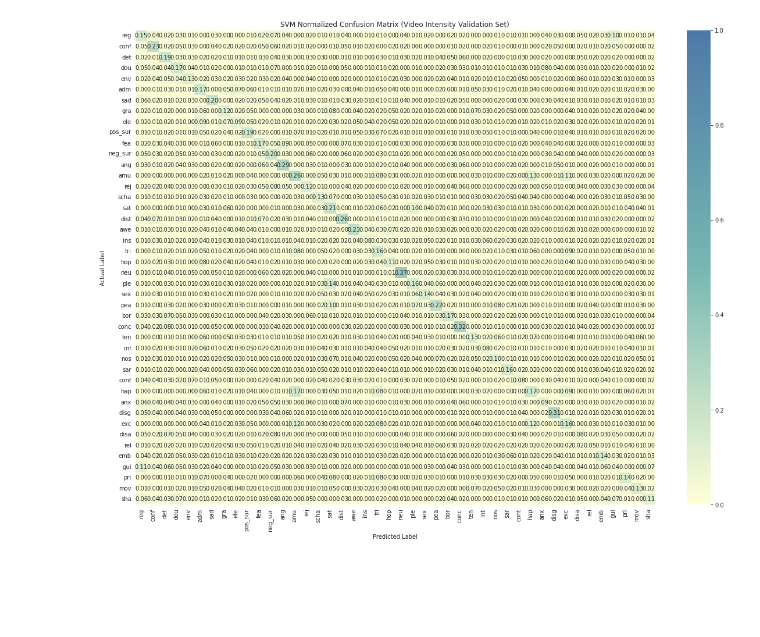
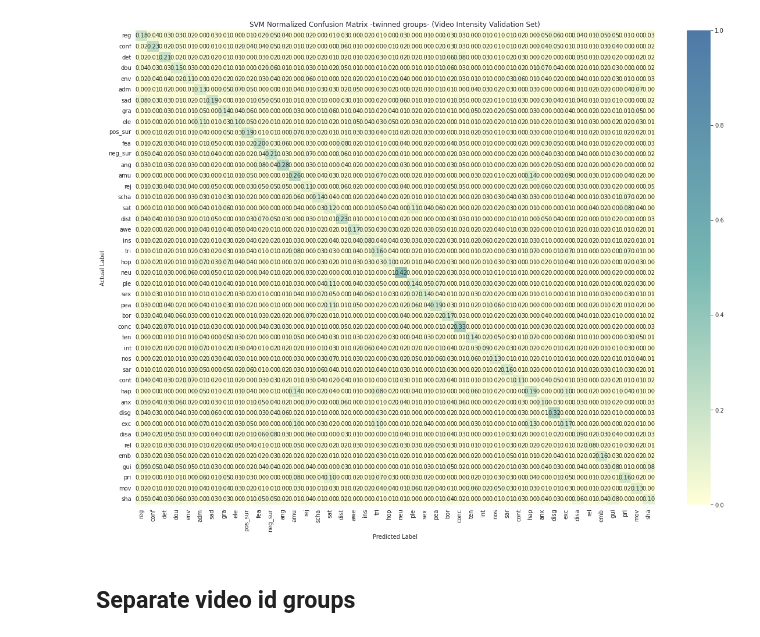
Before and after one commit to timlac/quan-machine-learning, a Jupyter notebook: notebooks/functionals/supervised_learning/video_svm.ipynb, the cells around one changed output. Cells and saved outputs as stored; diff of their text form; code cells hidden in the pictures; blank space fills up the shorter version.

Commit message:
ran svm on separate and twinned groups

```diff
--- a/notebooks/functionals/supervised_learning/video_svm.ipynb
+++ b/notebooks/functionals/supervised_learning/video_svm.ipynb
@@ -31,7 +60,7 @@ output_path = os.path.join(ROOT_DIR,'files/out/functionals/supervised_learning/v
 f = h5py.File(input_path, 'r')
 _X = np.array(f['x'])
 y = np.array(f['y'])
-groups = np.array(f['groups'])
+groups = np.array(f['groups']['twinned'])
 feature_names = f['feature_names'].asstr()
 for k in f.attrs.keys():
     print(f"{k} : {f.attrs[k]}")
@@ -92,6 +90,6 @@ def evaluate_scores(X, y, groups, clf, scoring_method):
 # %%
 # Load best parameters
-file_path = os.path.join(output_path, 'grid_search/best_params', 'best_params_svm_video_au_functionals.sav')
+file_path = os.path.join(output_path, 'grid_search/best_params', 'best_params_svm_twinned_5_logocv_au_functionals.sav')
 best_params = pickle.load(open(file_path, 'rb'))
 
 print(best_params)
@@ -121,9 +119,11 @@ emotion_abrs = mapper(emotion_ids, emotion_id_to_emotion_abr)
 df_cm = pd.DataFrame(conf_mat, list(emotion_abrs), list(emotion_abrs))
 # %%
 # Plot confusion matrix
-plot_conf_matrix(df_cm, title='SVM Normalized Confusion Matrix (Video Intensity Validation Set)')
+plot_conf_matrix(df_cm, title='SVM Normalized Confusion Matrix -twinned groups- (Video Intensity Validation Set)')
 
 # Save confusion matrix
 #plt.savefig(os.path.join(output_path,'confusion_matrix',file_name), bbox_inches = 'tight')
 # %% [output]
-[figure, old version]
+[figure, new version]
+# %% [markdown]
+## Separate video id groups
```
Also changed, not shown: parts of 12 cells of this notebook, 6 other files.
